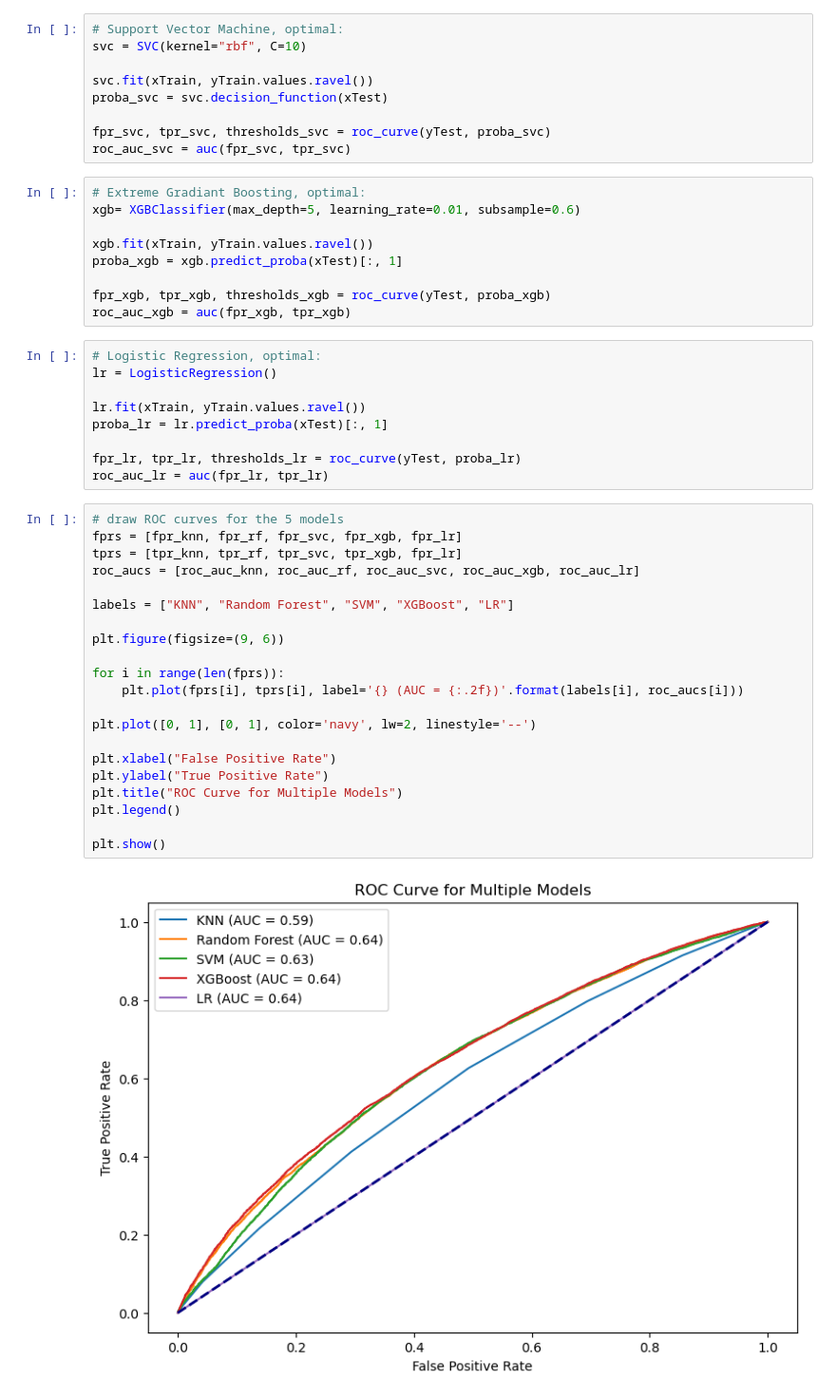
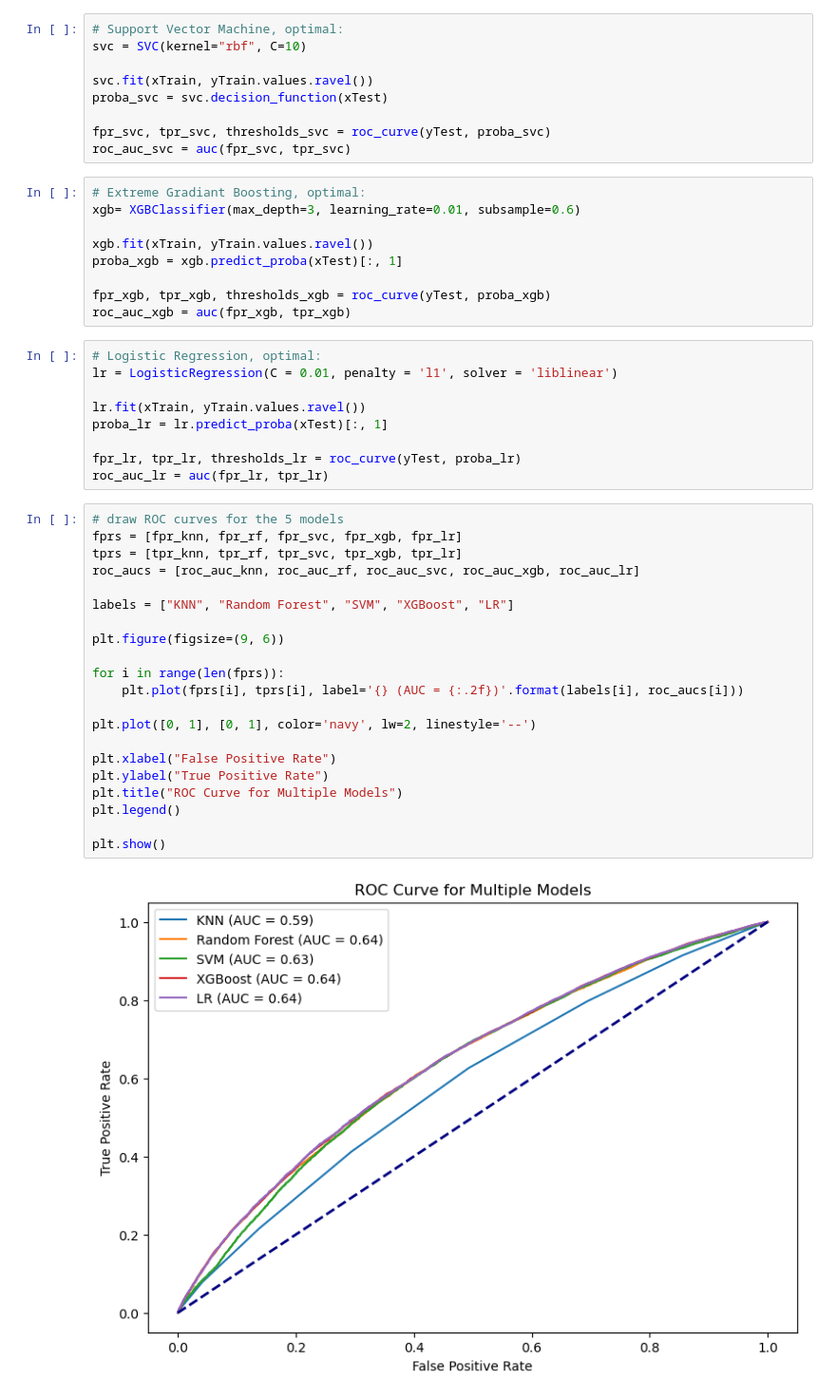
Before and after one commit to SichenLiu111/CS334FinalProjectCode, a Jupyter notebook: draw_roc.ipynb, the cells around one changed output. Shown at 95% size. Cells and saved outputs as stored; diff of their text form.

```diff
--- a/draw_roc.ipynb
+++ b/draw_roc.ipynb
@@ -53,7 +53,7 @@ fpr_svc, tpr_svc, thresholds_svc = roc_curve(yTest, proba_svc)
 roc_auc_svc = auc(fpr_svc, tpr_svc)
 # %%
 # Extreme Gradiant Boosting, optimal:
-xgb= XGBClassifier(max_depth=5, learning_rate=0.01, subsample=0.6)
+xgb= XGBClassifier(max_depth=3, learning_rate=0.01, subsample=0.6)
 
 xgb.fit(xTrain, yTrain.values.ravel())
 proba_xgb = xgb.predict_proba(xTest)[:, 1]
@@ -62,7 +62,7 @@ fpr_xgb, tpr_xgb, thresholds_xgb = roc_curve(yTest, proba_xgb)
 roc_auc_xgb = auc(fpr_xgb, tpr_xgb)
 # %%
 # Logistic Regression, optimal:
-lr = LogisticRegression()
+lr = LogisticRegression(C = 0.01, penalty = 'l1', solver = 'liblinear')
 
 lr.fit(xTrain, yTrain.values.ravel())
 proba_lr = lr.predict_proba(xTest)[:, 1]
@@ -72,23 +72,23 @@ roc_auc_lr = auc(fpr_lr, tpr_lr)
 # %%
 # draw ROC curves for the 5 models
 fprs = [fpr_knn, fpr_rf, fpr_svc, fpr_xgb, fpr_lr]
-tprs = [tpr_knn, tpr_rf, tpr_svc, tpr_xgb, fpr_lr]
+tprs = [tpr_knn, tpr_rf, tpr_svc, tpr_xgb, tpr_lr]
 roc_aucs = [roc_auc_knn, roc_auc_rf, roc_auc_svc, roc_auc_xgb, roc_auc_lr]
 
 labels = ["KNN", "Random Forest", "SVM", "XGBoost", "LR"]
 
 plt.figure(figsize=(9, 6))
 
 for i in range(len(fprs)):
     plt.plot(fprs[i], tprs[i], label='{} (AUC = {:.2f})'.format(labels[i], roc_aucs[i]))
 
 plt.plot([0, 1], [0, 1], color='navy', lw=2, linestyle='--')
 
 plt.xlabel("False Positive Rate")
 plt.ylabel("True Positive Rate")
 plt.title("ROC Curve for Multiple Models")
 plt.legend()
 
 plt.show()
 # %% [output]
-[figure, old version]
+[figure, new version]
```
Also changed, not shown: 2 other files.
